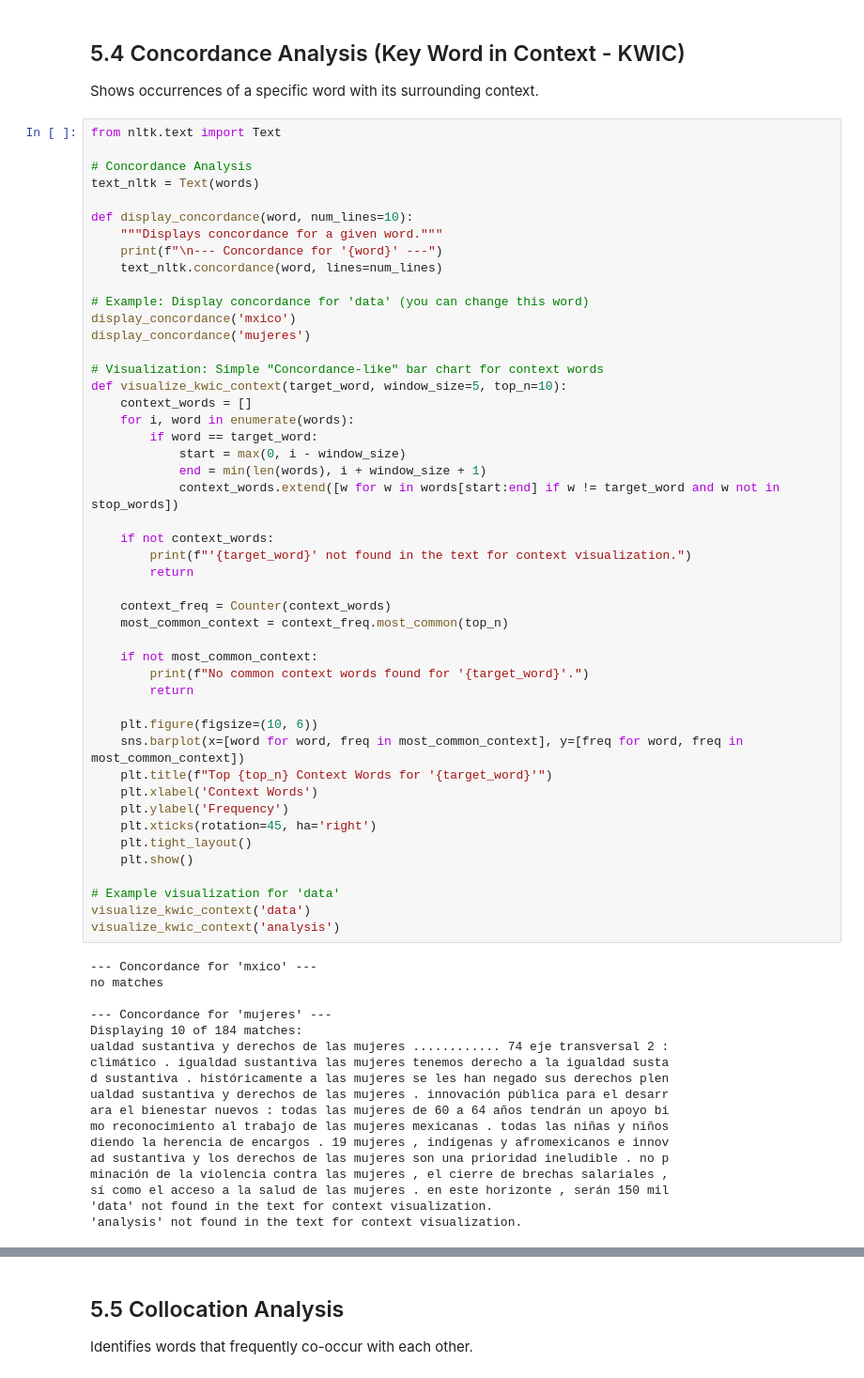
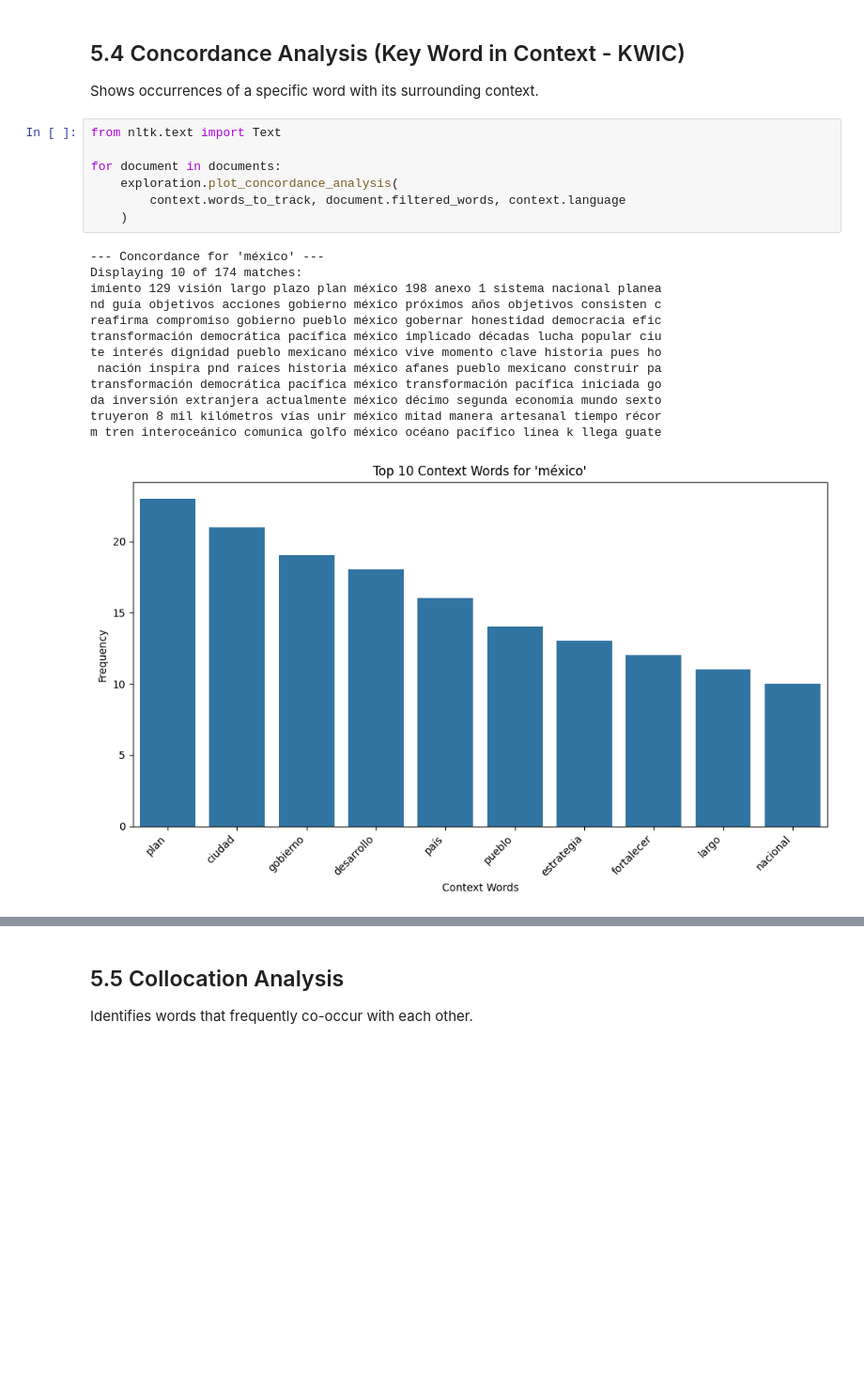
Before and after one commit to data-science-adventure/text-exploration, a Jupyter notebook: text-exploration.ipynb, the cells around one changed output, grey strips where cells are left out. Shown at 94% size. Saved outputs shown, nothing was run; the diff lists cells and outputs as text; blank space fills up the shorter version.

```diff
--- a/text-exploration.ipynb
+++ b/text-exploration.ipynb
@@ -342,65 +203,21 @@ Shows occurrences of a specific word with its surrounding context.
 # %%
 from nltk.text import Text
 
-# Concordance Analysis
-text_nltk = Text(words)
-
-def display_concordance(word, num_lines=10):
-    """Displays concordance for a given word."""
-    print(f"\n--- Concordance for '{word}' ---")
-    text_nltk.concordance(word, lines=num_lines)
-
-# Example: Display concordance for 'data' (you can change this word)
-display_concordance('mxico')
-display_concordance('mujeres')
-
-# Visualization: Simple "Concordance-like" bar chart for context words
-def visualize_kwic_context(target_word, window_size=5, top_n=10):
-    context_words = []
-    for i, word in enumerate(words):
-        if word == target_word:
-            start = max(0, i - window_size)
-            end = min(len(words), i + window_size + 1)
-            context_words.extend([w for w in words[start:end] if w != target_word and w not in stop_words])
-
-    if not context_words:
-        print(f"'{target_word}' not found in the text for context visualization.")
-        return
-
-    context_freq = Counter(context_words)
-    most_common_context = context_freq.most_common(top_n)
-
-    if not most_common_context:
-        print(f"No common context words found for '{target_word}'.")
-        return
-
-    plt.figure(figsize=(10, 6))
-    sns.barplot(x=[word for word, freq in most_common_context], y=[freq for word, freq in most_common_context])
-    plt.title(f"Top {top_n} Context Words for '{target_word}'")
-    plt.xlabel('Context Words')
-    plt.ylabel('Frequency')
-    plt.xticks(rotation=45, ha='right')
-    plt.tight_layout()
-    plt.show()
-
-# Example visualization for 'data'
-visualize_kwic_context('data')
-visualize_kwic_context('analysis')
+for document in documents:
+    exploration.plot_concordance_analysis(
+        context.words_to_track, document.filtered_words, context.language
+    )
 # %% [output]
---- Concordance for 'mxico' ---
-no matches
-
---- Concordance for 'mujeres' ---
-Displaying 10 of 184 matches:
-ualdad sustantiva y derechos de las mujeres ............ 74 eje transversal 2 :
-climático . igualdad sustantiva las mujeres tenemos derecho a la igualdad susta
-d sustantiva . históricamente a las mujeres se les han negado sus derechos plen
-ualdad sustantiva y derechos de las mujeres . innovación pública para el desarr
-ara el bienestar nuevos : todas las mujeres de 60 a 64 años tendrán un apoyo bi
-mo reconocimiento al trabajo de las mujeres mexicanas . todas las niñas y niños
-diendo la herencia de encargos . 19 mujeres , indígenas y afromexicanos e innov
-ad sustantiva y los derechos de las mujeres son una prioridad ineludible . no p
-minación de la violencia contra las mujeres , el cierre de brechas salariales ,
-sí como el acceso a la salud de las mujeres . en este horizonte , serán 150 mil
-'data' not found in the text for context visualization.
-'analysis' not found in the text for context visualization.
+--- Concordance for 'méxico' ---
+Displaying 10 of 174 matches:
+imiento 129 visión largo plazo plan méxico 198 anexo 1 sistema nacional planea
+nd guía objetivos acciones gobierno méxico próximos años objetivos consisten c
+reafirma compromiso gobierno pueblo méxico gobernar honestidad democracia efic
+transformación democrática pacífica méxico implicado décadas lucha popular ciu
+te interés dignidad pueblo mexicano méxico vive momento clave historia pues ho
+ nación inspira pnd raíces historia méxico afanes pueblo mexicano construir pa
+transformación democrática pacífica méxico transformación pacífica iniciada go
+da inversión extranjera actualmente méxico décimo segunda economía mundo sexto
+truyeron 8 mil kilómetros vías unir méxico mitad manera artesanal tiempo récor
+m tren interoceánico comunica golfo méxico océano pacífico línea k llega guate
+[figure, added]
```
Also changed, not shown: parts of 25 cells of this notebook, 12 other files.
